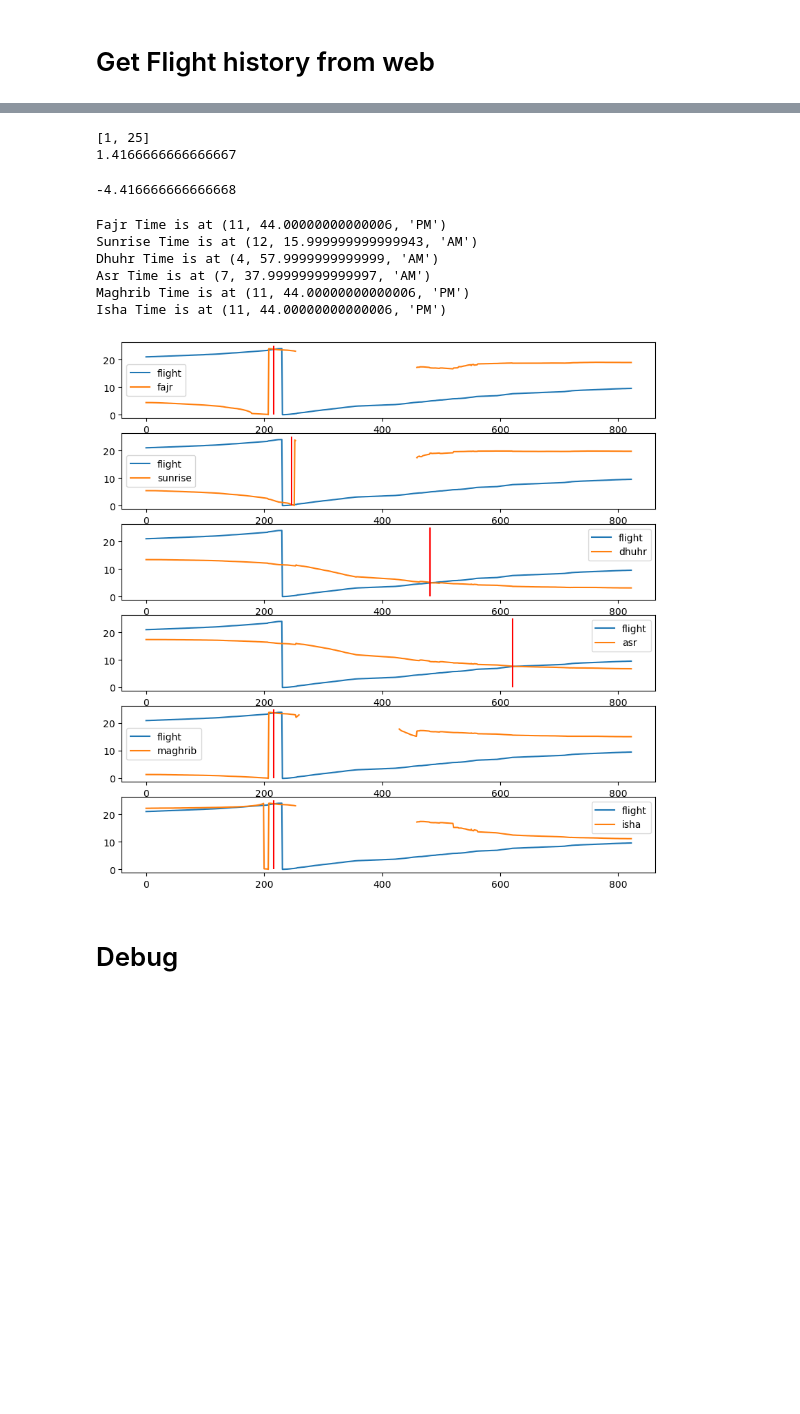
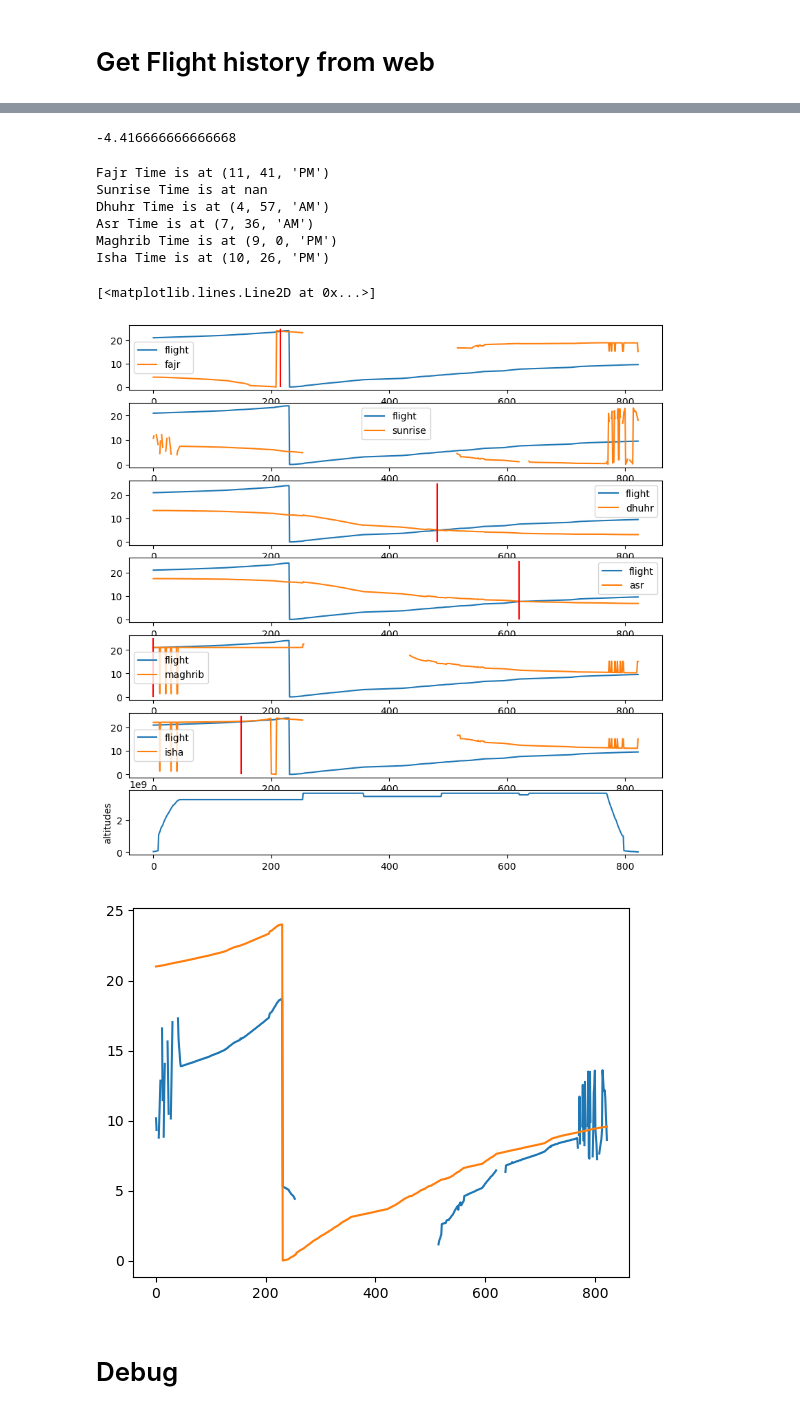
Before and after one commit to zzaidi07/salah-35k, a Jupyter notebook: compiled_v2.ipynb, the cells around one changed output, grey strips where cells are left out. Drawn from its saved outputs; the diff is of its cells as text; code cells hidden in the pictures; blank space fills up the shorter version.

```diff
--- a/compiled_v2.ipynb
+++ b/compiled_v2.ipynb
@@ -102,15 +102,22 @@ def ConvertTo12Hr(time_24):
         hrs += 12
     else:
         day = 'AM'
-    return(hrs, mins, day)
+    return(hrs, int(mins), day)
 
 def calculate_inflight_prayertime(diff_time, flight_times):
-    diff_indices = np.argwhere(diff_time <= 0.1)
+    diff_indices = np.argwhere(diff_time <= 0.2)
     if len(diff_indices) == 0:
         return np.nan, np.nan
     else:
         prayertime = ConvertTo12Hr(flight_times[diff_indices[0,0]])
         return diff_indices[0], prayertime
+
+def get_repeated_substring(s):
+    for i in range(1, len(s)//2 + 1):
+        part = s[:i]
+        if s == part * (len(s) // len(part)):
+            return part
+    return s  # return original if no clean repetition found
 # %% [markdown]
 # Get Flight history from web
 # %%
@@ -138,15 +146,6 @@ _ selected: ___
 https://www.flightaware.com/live/flight/PIA798/history/20250727/0430Z/CYYZ/OPLA
 _______________
 https://www.flightaware.com/live/flight/PIA798/history/20250727/0430Z/CYYZ/OPLA/tracklog
-# %%
-route_start_time = df.iloc[0]['Time (EDT)EDT'][4:]
-ext_hr_flight, ext_mins_flight = Extract24HrTime(route_start_time)
-print([ext_hr_flight, ext_mins_flight])
-route_start_time = ext_hr_flight + ext_mins_flight/60
-print(route_start_time)
-# %% [output]
-[1, 25]
-1.4166666666666667
 # %%
 route_start_time = df.iloc[0]['Time (EDT)EDT'][4:]
 ext_hr_flight, ext_mins_flight = Extract24HrTime(route_start_time)
@@ -167,7 +166,7 @@ print(time_correction)
 # %% [output]
 -4.416666666666668
 # %%
-prayTimes.setMethod('Jafari') #paramaterS: MWL, ISNA, Egypt, Makkah, Karachi, Tehran, Jafari
+prayTimes.setMethod('Tehran') #paramaterS: MWL, ISNA, Egypt, Makkah, Karachi, Tehran, Jafari
 date = (2025, 8, 1)
 format = "%I:%M %p"
 
@@ -181,6 +180,7 @@ asr_times = np.zeros(NumRecords)
 isha_times = np.zeros(NumRecords)
 maghrib_times = np.zeros(NumRecords)
 sunrise_times = np.zeros(NumRecords)
+altitudes = np.zeros(NumRecords)
 
 flight_times = np.zeros(NumRecords)
 end_row = df['LatitudeLat'].str.contains('Surface').count()
@@ -189,7 +189,15 @@ invalidTime =  '-----'
 ind = 0
 for ind_rec, row in df.iterrows():
     #print(ind_rec)
-    height = 35000
+    # height = 35#35000
+    height = float(get_repeated_substring(str(df.feet[ind_rec])))
+
+    if np.isnan(height):
+        height = prev_height
+    else:
+        prev_height = height
+
+    altitudes[ind] = height
     loc_latitude = float(df.LatitudeLat[ind_rec][:6])
     loc_longitude = float(df.LongitudeLon[ind_rec][:6])
     coordinates = (loc_latitude, loc_longitude, height)
@@ -228,6 +236,10 @@ for ind_rec, row in df.iterrows():
     latitudes[ind] = loc_latitude
     ind +=1
 # %%
+# Todos:
+#1. Order printing chronologically
+#2. Add qibla
+#3. Timezone!
 
 diff_dhuhr = np.abs(dhuhr_times - flight_times)
 diff_asr = np.abs(asr_times - flight_times)
@@ -237,7 +249,7 @@ diff_fajr = np.abs(fajr_times - flight_times)
 diff_sunrise = np.abs(sunrise_times - flight_times)
 
 
-fig, ax = plt.subplots(6, figsize= (10,10) )
+fig, ax = plt.subplots(7, figsize= (10,10) )
 ax[0].plot(flight_times)
 ax[1].plot(flight_times)
 ax[2].plot(flight_times)
@@ -254,39 +266,48 @@ ax[5].plot(isha_times)
 
 
 ax[0].legend(['flight', 'fajr'])
 ax[1].legend(['flight', 'sunrise'])
 ax[2].legend(['flight', 'dhuhr'])
 ax[3].legend(['flight', 'asr'])
 ax[4].legend(['flight', 'maghrib'])
 ax[5].legend(['flight', 'isha'])
 
 fajr_ind, fajr_time = calculate_inflight_prayertime(diff_fajr, flight_times)
 sunrise_ind, sunrise_time = calculate_inflight_prayertime(diff_sunrise, flight_times)
 dhuhr_ind, dhuhr_time = calculate_inflight_prayertime(diff_dhuhr, flight_times)
 asr_ind, asr_time = calculate_inflight_prayertime(diff_asr, flight_times)
 maghrib_ind, maghrib_time = calculate_inflight_prayertime(diff_maghrib, flight_times)
 isha_ind, isha_time = calculate_inflight_prayertime(diff_isha, flight_times)
 
 ax[0].vlines(fajr_ind, 0 ,25, color = 'Red')
 ax[1].vlines(sunrise_ind, 0 ,25, color = 'Red')
 ax[2].vlines(dhuhr_ind, 0 ,25, color = 'Red')
 ax[3].vlines(asr_ind, 0 ,25, color = 'Red')
 ax[4].vlines(maghrib_ind, 0 ,25, color = 'Red')
 ax[5].vlines(isha_ind, 0 ,25, color = 'Red')
 
 print(f'Fajr Time is at {fajr_time}')
 print(f'Sunrise Time is at {sunrise_time}')
 print(f'Dhuhr Time is at {dhuhr_time}')
 print(f'Asr Time is at {asr_time}')
 print(f'Maghrib Time is at {maghrib_time}')
 print(f'Isha Time is at {isha_time}')
+
+ax[6].plot(altitudes)
+ax[6].set_ylabel('altitudes')
+
+fig, ax = plt.subplots()
+ax.plot(diff_sunrise, label = 'diff')
+ax.plot(flight_times)
 # %% [output]
-Fajr Time is at (11, 44.00000000000006, 'PM')
-Sunrise Time is at (12, 15.999999999999943, 'AM')
-Dhuhr Time is at (4, 57.9999999999999, 'AM')
-Asr Time is at (7, 37.99999999999997, 'AM')
-Maghrib Time is at (11, 44.00000000000006, 'PM')
-Isha Time is at (11, 44.00000000000006, 'PM')
+Fajr Time is at (11, 41, 'PM')
+Sunrise Time is at nan
+Dhuhr Time is at (4, 57, 'AM')
+Asr Time is at (7, 36, 'AM')
+Maghrib Time is at (9, 0, 'PM')
+Isha Time is at (10, 26, 'PM')
+[<matplotlib.lines.Line2D at 0x...>]
-[figure, old version]
+[figure, new version]
+[figure, added]
 # %% [markdown]
 # Debug
```
Also changed, not shown: parts of 4 cells of this notebook, 1 other file.
